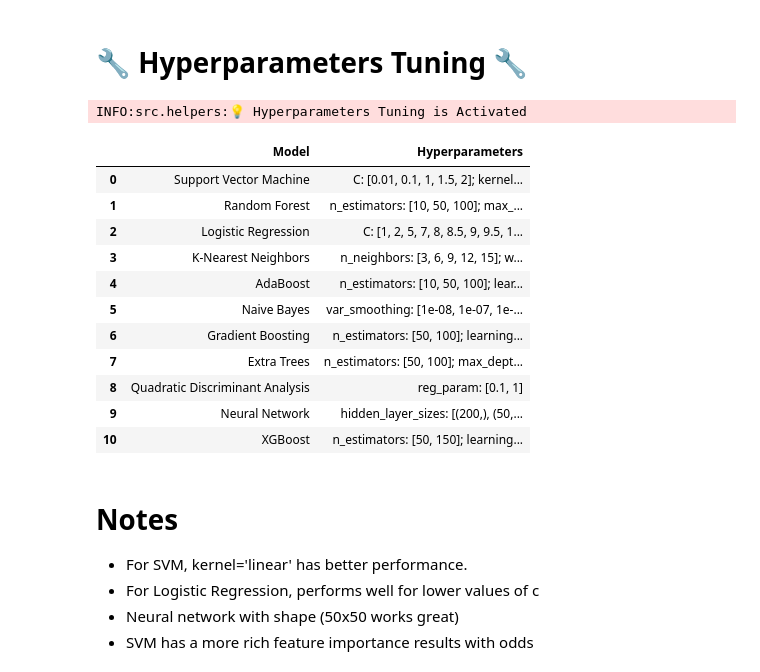
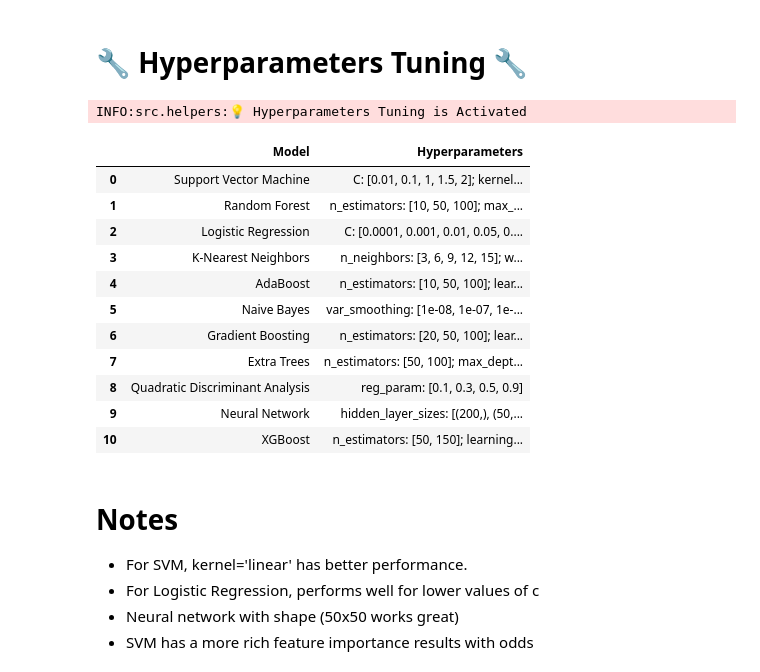
Before and after one commit to mfourier/ufc-predictor, a Jupyter notebook: notebooks/04-training.ipynb, the cells around one changed output. Saved outputs shown, nothing was run; the diff lists cells and outputs as text; code cells hidden in the pictures.

```diff
--- a/notebooks/04-training.ipynb
+++ b/notebooks/04-training.ipynb
@@ -117,7 +117,7 @@ if hyperparameter_tuning:
     ),
     "Logistic Regression": (
         LogisticRegression(),
-        {'C': [1, 2, 5, 7, 8, 8.5, 9, 9.5, 10, 10.5, 11], 'solver': ['liblinear'], 'penalty': ['l1','l2']}
+        {'C': [0.0001, 0.001, 0.01, 0.05, 0.1, 1, 2, 5, 7, 8, 8.5, 9, 9.5, 10, 10.5, 11, 15, 20, 40, 80], 'solver': ['liblinear'], 'penalty': ['l1','l2']}
     ),
     "K-Nearest Neighbors": (
         KNeighborsClassifier(),
@@ -133,7 +133,7 @@ if hyperparameter_tuning:
     ),
     "Gradient Boosting": (
         GradientBoostingClassifier(),
-        {'n_estimators': [50, 100], 'learning_rate': [0.01, 0.1, 1.0], 'max_depth': [3, 5, 7]}
+        {'n_estimators': [20, 50, 100], 'learning_rate': [0.01, 0.1, 1.0], 'max_depth': [3, 5, 7]}
     ),
     "Extra Trees": (
         ExtraTreesClassifier(),
@@ -141,7 +141,7 @@ if hyperparameter_tuning:
     ),
     "Quadratic Discriminant Analysis": (
         QuadraticDiscriminantAnalysis(),
-        {'reg_param': [0.1, 1]}
+        {'reg_param': [0.1, 0.3, 0.5, 0.9]}
     ),
     "Neural Network": (
         MLPClassifier(max_iter=200, random_state=42),
@@ -162,41 +162,41 @@ if hyperparameter_tuning:
         'learning_rate_init': [0.01],
         # Early stopping based on validation performance to prevent overfitting
         'early_stopping': [True],
         # Mini-batch size for training with adam/sgd
         'batch_size': [32, 64],
         # Momentum for SGD (controls contribution of previous updates)
-        'momentum': [0.8],
+        'momentum': [0.2, 0.8],
         # Proportion of training set used as validation for early stopping
         'validation_fraction': [0.2]
         }
     ),
     "XGBoost": (
             XGBClassifier(eval_metric='logloss'),
             {
                 'n_estimators': [50, 150],
                 'learning_rate': [0.01, 0.1],
                 'max_depth': [3, 5, 7],
                 'subsample': [0.8, 1.0],
                 'colsample_bytree': [0.8, 1.0]
             }
         )
 }
     display_model_params_table(model_params)
 else:
     logger.info("💡 Hyperparameters Tuning is Deactivated")
     model_params = None # Default Settings
 # %% [output]
 INFO:src.helpers:💡 Hyperparameters Tuning is Activated
 |  | Model | Hyperparameters |
 | 0 | Support Vector Machine | C: [0.01, 0.1, 1, 1.5, 2]; kernel... |
 | 1 | Random Forest | n_estimators: [10, 50, 100]; max_... |
-| 2 | Logistic Regression | C: [1, 2, 5, 7, 8, 8.5, 9, 9.5, 1... |
+| 2 | Logistic Regression | C: [0.0001, 0.001, 0.01, 0.05, 0.... |
 | 3 | K-Nearest Neighbors | n_neighbors: [3, 6, 9, 12, 15]; w... |
 | 4 | AdaBoost | n_estimators: [10, 50, 100]; lear... |
 | 5 | Naive Bayes | var_smoothing: [1e-08, 1e-07, 1e-... |
-| 6 | Gradient Boosting | n_estimators: [50, 100]; learning... |
+| 6 | Gradient Boosting | n_estimators: [20, 50, 100]; lear... |
 | 7 | Extra Trees | n_estimators: [50, 100]; max_dept... |
-| 8 | Quadratic Discriminant Analysis | reg_param: [0.1, 1] |
+| 8 | Quadratic Discriminant Analysis | reg_param: [0.1, 0.3, 0.5, 0.9] |
 | 9 | Neural Network | hidden_layer_sizes: [(200,), (50,... |
 | 10 | XGBoost | n_estimators: [50, 150]; learning... |
 # %% [markdown]
```
Also changed, not shown: parts of 67 cells of this notebook, 22 other files.
